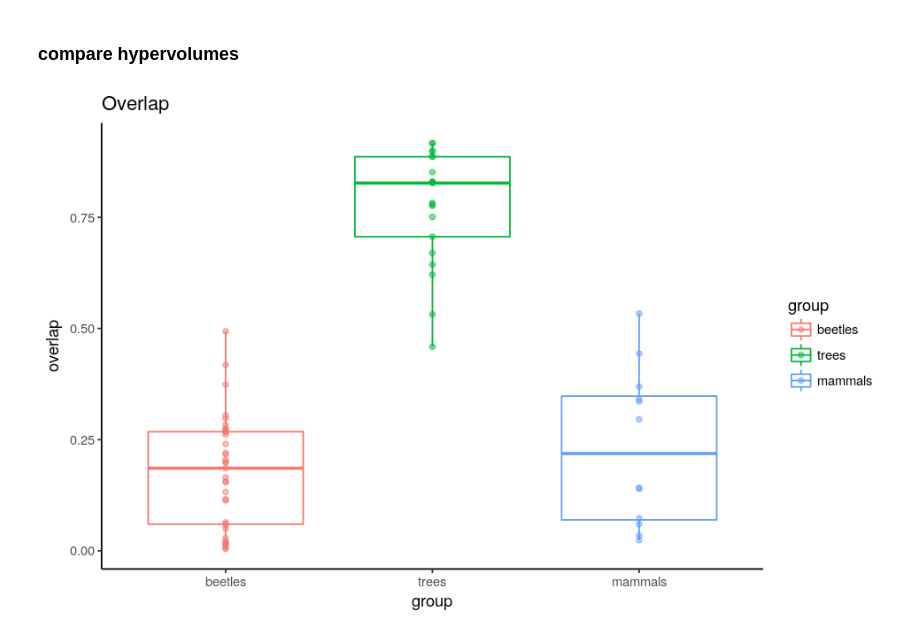
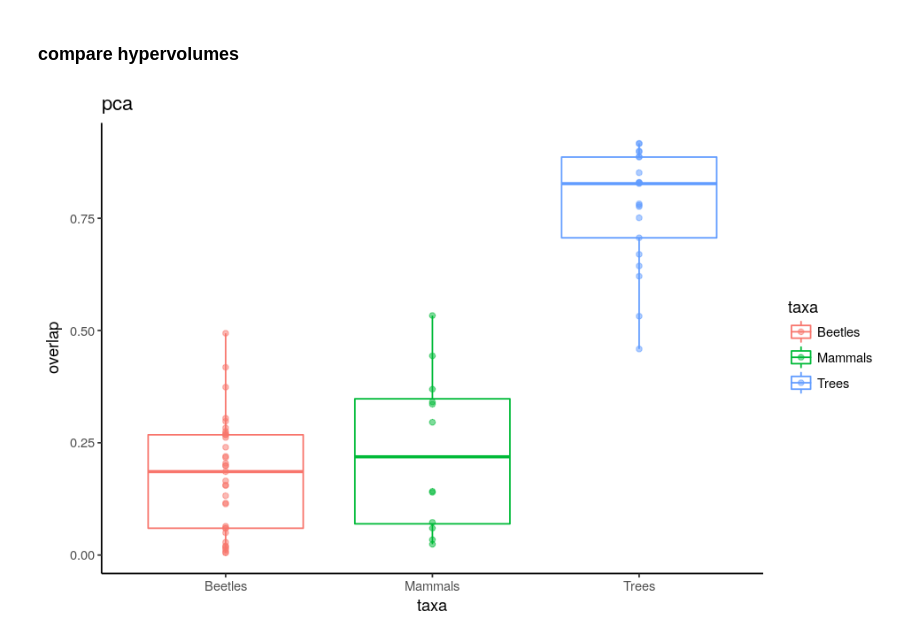
Before and after one commit to dbridg15/masters_project, a Jupyter notebook: Code/comparing_hypervolumes.ipynb, the cells around one changed output. Saved outputs shown, nothing was run; the diff lists cells and outputs as text; code cells hidden in the pictures.

```diff
--- a/Code/comparing_hypervolumes.ipynb
+++ b/Code/comparing_hypervolumes.ipynb
@@ -86,5 +80,13 @@ add_cols = function(df){
 #trees_mds_out = add_cols(as.data.frame(trees_mds$points))
 #mamls_mds_out = add_cols(as.data.frame(mamls_mds$points))
 #btles_mds_out = add_cols(as.data.frame(btles_mds$points))
+# %%
+trees_zifa = read.csv("../Results/trees_zifa.csv", row.names = 1)
+mamls_zifa = read.csv("../Results/mamls_zifa.csv", row.names = 1)
+btles_zifa = read.csv("../Results/btles_zifa.csv", row.names = 1)
+
+trees_zifa = add_cols(trees_zifa)
+mamls_zifa = add_cols(mamls_zifa)
+btles_zifa = add_cols(btles_zifa)
 # %% [markdown]
 ### construct hyervolumes
@@ -91,7 +95,7 @@ add_cols = function(df){
 # %%
-trees_hvs = hvs_rslts(trees_pca@axis, axis = c("PC1", "PC2", "PC3"), "seq", trees_cen, method = "gaussian")
-mamls_hvs = hvs_rslts(mamls_pca@axis, axis = c("PC1", "PC2", "PC3"), "seq", mamls_cen, method = "gaussian")
-btles_hvs = hvs_rslts(btles_pca@axis, axis = c("PC1", "PC2", "PC3"), "seq", btles_cen, method = "gaussian")
+trees_hvs_p = hvs_rslts(trees_pca@axis, axis = c("PC1", "PC2", "PC3"), "seq", trees_cen, method = "gaussian")
+mamls_hvs_p = hvs_rslts(mamls_pca@axis, axis = c("PC1", "PC2", "PC3"), "seq", mamls_cen, method = "gaussian")
+btles_hvs_p = hvs_rslts(btles_pca@axis, axis = c("PC1", "PC2", "PC3"), "seq", btles_cen, method = "gaussian")
 
 # cat("\n\n")
 # cat("Trees: ",   sum(is.na(hvs.rslts_trees@rslts$centroid_PC1))/nrow(hvs.rslts_trees@rslts), "\n")
@@ -112,0 +121,4 @@ Comparing Hypervolume 40  of  40 :  VJR_P2-P3
+# %%
+trees_hvs_z = hvs_rslts(trees_zifa, axis = c("Z1", "Z2", "Z3"), "seq", trees_cen, method = "gaussian")
+mamls_hvs_z = hvs_rslts(mamls_zifa, axis = c("Z1", "Z2", "Z3"), "seq", mamls_cen, method = "gaussian")
+btles_hvs_z = hvs_rslts(btles_zifa, axis = c("Z1", "Z2", "Z3"), "seq", btles_cen, method = "gaussian")
@@ -145,2 +140,4 @@ plot_hvs(trees_hvs)
 # %% [markdown]
 ### compare hypervolumes
+# %%
+kind = "pca"  # "zifa"
@@ -147,16 +179,10 @@ plot_hvs(trees_hvs)
 # %%
-b = data.frame(group = "beetles", overlap = btles_hvs@compare$overlap)
-t = data.frame(group = "trees",   overlap = trees_hvs@compare$overlap)
-m = data.frame(group = "mammals", overlap = mamls_hvs@compare$overlap)
-
-whisker = rbind(b, t, m)
-whisker = whisker[complete.cases(whisker), ]
-
-plt = ggplot(data = whisker, aes(x = group, y = overlap, color = group))
+# boxplot
+plt = ggplot(data = ovlp, aes(x = taxa, y = overlap, color = taxa))
 plt = plt + geom_boxplot()
 plt = plt + geom_point(alpha = 0.5)
 plt = plt + theme_classic()
-plt = plt + ggtitle("Overlap")
+plt = plt + ggtitle(kind)
 print(plt)
 # %% [output]
-[figure, old version]
+[figure, new version]
```
Also changed, not shown: parts of 38 cells of this notebook, 4 other files.
